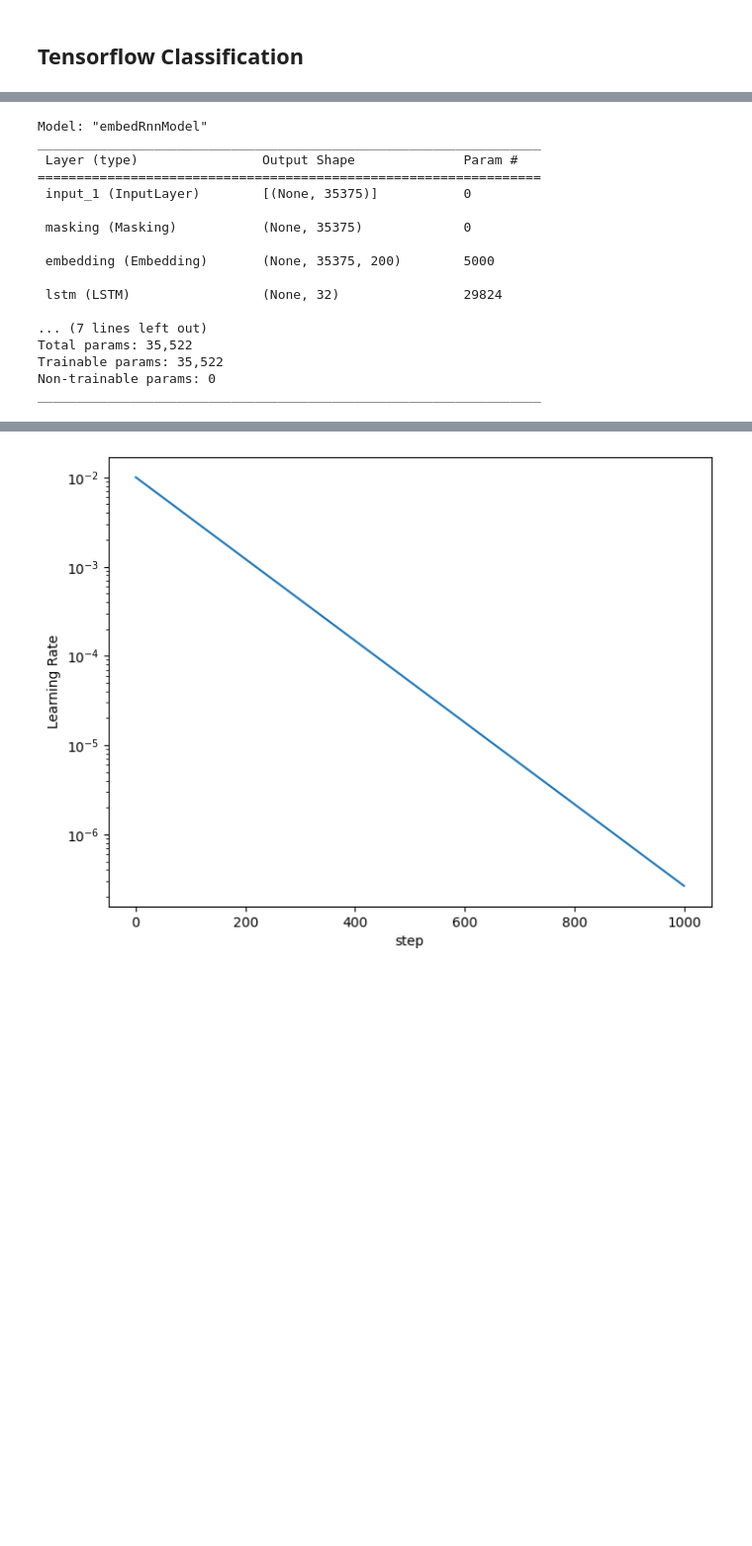
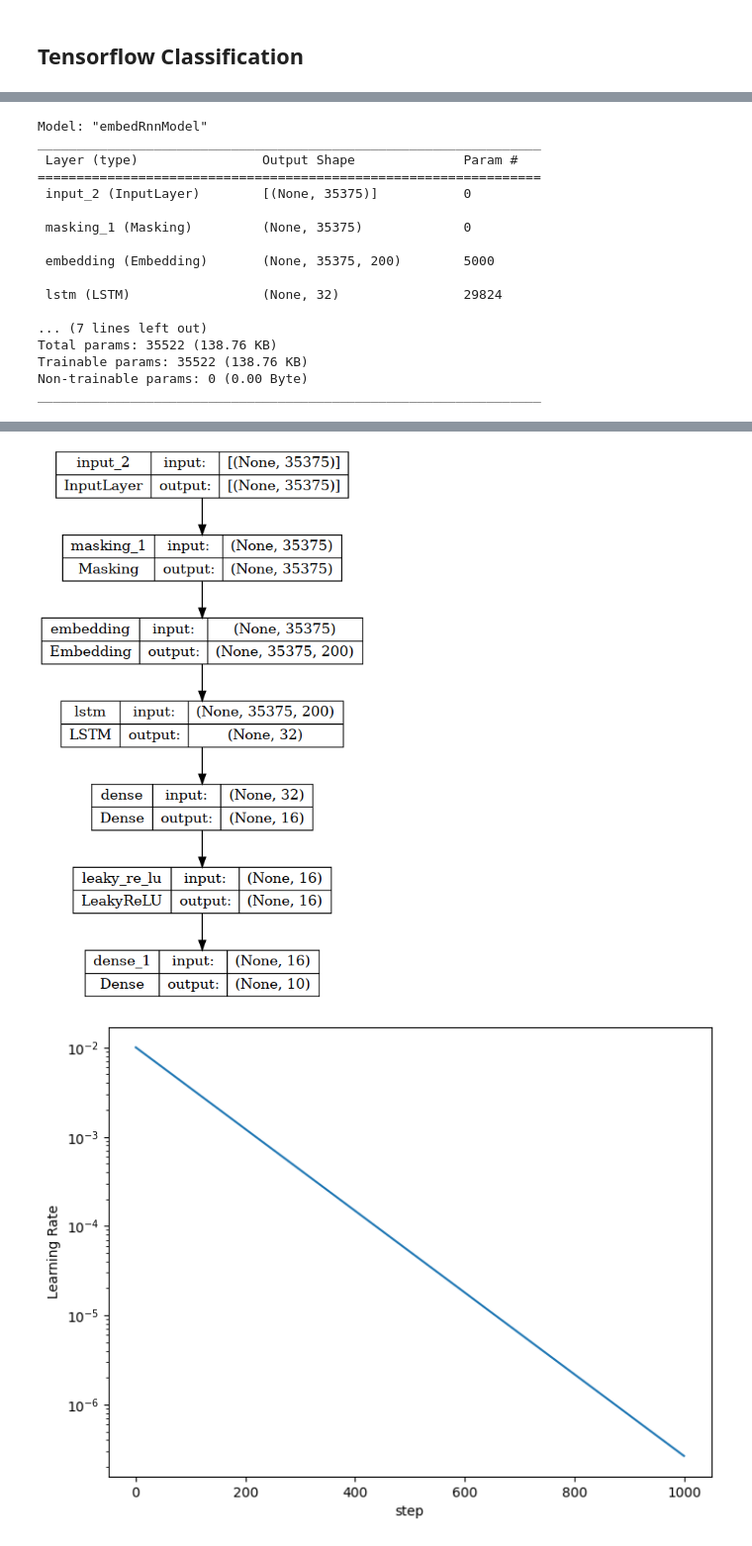
Before and after one commit to m5k5/KaggleCAFAChallenge, a Jupyter notebook: Data Exploration.ipynb, the cells around one changed output, grey strips where cells are left out. Shown at 99% size. Saved outputs shown, nothing was run; the diff lists cells and outputs as text; code cells hidden in the pictures; blank space fills up the shorter version.

```diff
--- a/Data Exploration.ipynb
+++ b/Data Exploration.ipynb
@@ -651,21 +627,24 @@ def createRnnModel():
 model = createRnnModel()
 
 model.summary()
+
+dot_img_file = './'+model.name +'.png'
+tf.keras.utils.plot_model(model, to_file=dot_img_file, show_shapes=True)
 # %% [output]
 Model: "embedRnnModel"
 _________________________________________________________________
  Layer (type)                Output Shape              Param #
 =================================================================
- input_1 (InputLayer)        [(None, 35375)]           0
+ input_2 (InputLayer)        [(None, 35375)]           0
 
- masking (Masking)           (None, 35375)             0
+ masking_1 (Masking)         (None, 35375)             0
 
  embedding (Embedding)       (None, 35375, 200)        5000
 
  lstm (LSTM)                 (None, 32)                29824
 
 ... (7 lines left out)
-Total params: 35,522
-Trainable params: 35,522
-Non-trainable params: 0
+Total params: 35522 (138.76 KB)
+Trainable params: 35522 (138.76 KB)
+Non-trainable params: 0 (0.00 Byte)
 _________________________________________________________________
@@ -678,3 +651,4 @@ _________________________________________________________________
+[figure, added]
 # %%
 
 #Learning rate schedule
```
Also changed, not shown: parts of 10 cells of this notebook, 17 other files.
